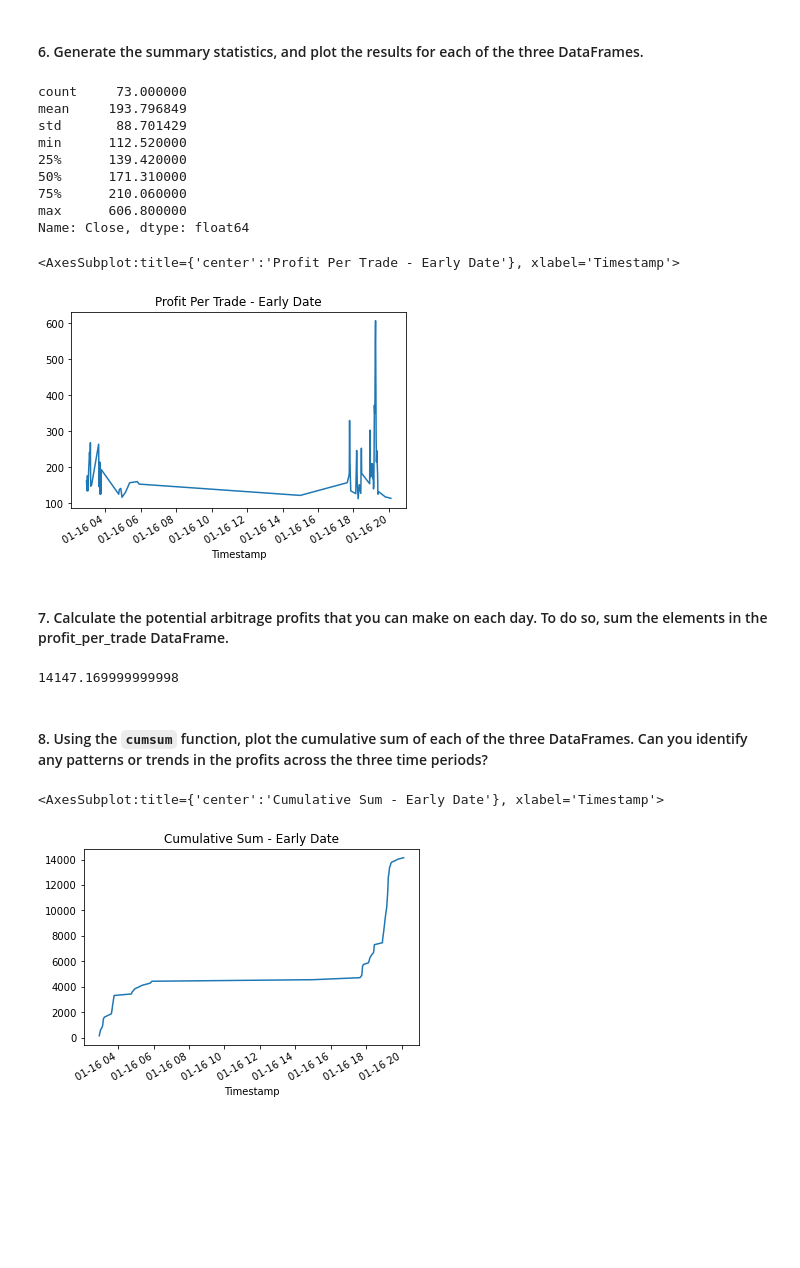
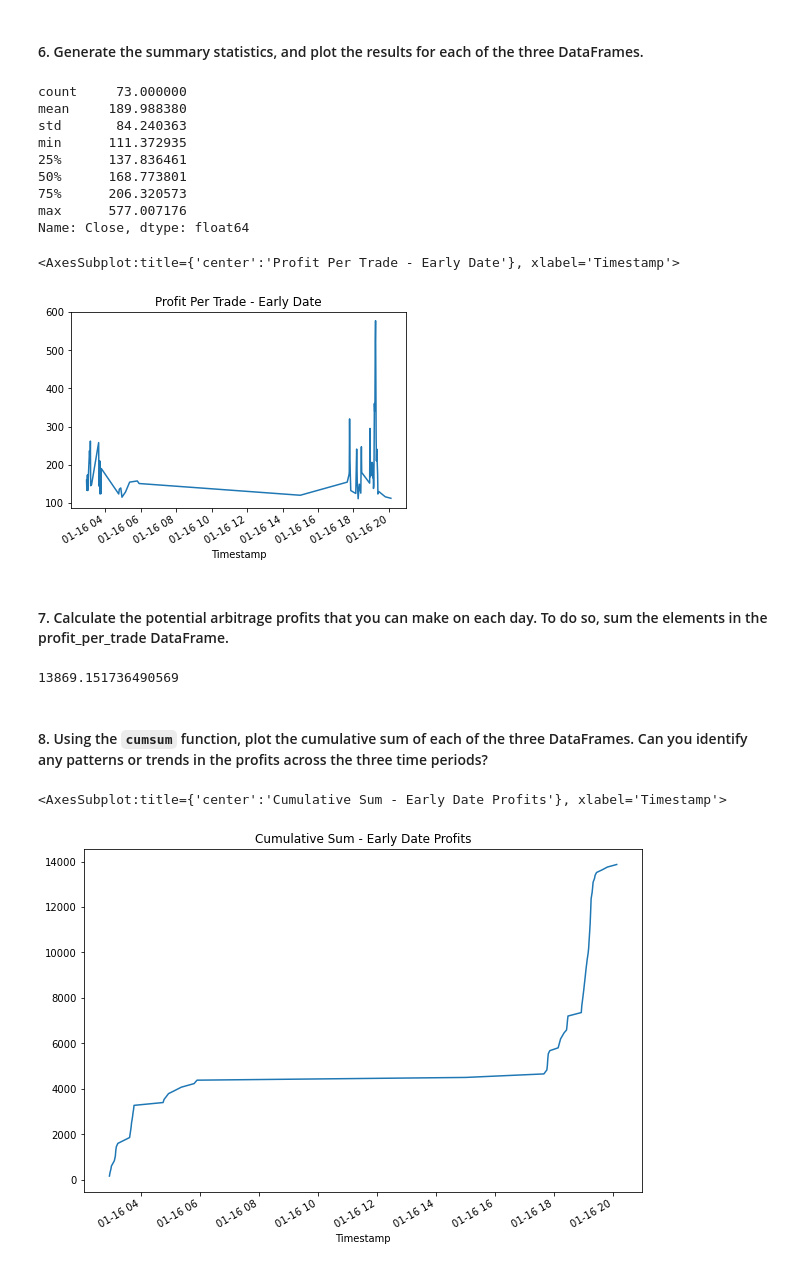
Before and after one commit to jjestrella/btc_altcoin_-arbitrage, a Jupyter notebook: crypto_arbitrage.ipynb, the cells around one changed output. Drawn from its saved outputs; the diff is of its cells as text; code cells hidden in the pictures; blank space fills up the shorter version.

```diff
--- a/crypto_arbitrage.ipynb
+++ b/crypto_arbitrage.ipynb
@@ -573,8 +573,10 @@ Calculate the potential profits for each date that you selected in the previous
 # %%
 # For the date early in the dataset, measure the arbitrage spread between the two exchanges
 # by subtracting the lower-priced exchange from the higher-priced one
-arbitrage_spread_early = # YOUR CODE HERE
+# YOUR CODE HERE
+arbitrage_spread_early = coinbase['Close'].loc["2018-01-16"] - bitstamp['Close'].loc["2018-01-16"]
 
 # Use a conditional statement to generate the summary statistics for each arbitrage_spread DataFrame
 # YOUR CODE HERE
+arbitrage_spread_early.describe()
 # %% [output]
@@ -633,9 +635,10 @@ Name: Close, dtype: float64
 # %%
 # For the date early in the dataset, determine the number of times your trades with positive returns
 # exceed the 1% minimum threshold (.01) that you need to cover your costs
-profitable_trades_early = # YOUR CODE HERE
+profitable_trades_early = spread_return_early[spread_return_early > .01] # YOUR CODE HERE
 
 # Review the first five profitable trades
 # YOUR CODE HERE
+profitable_trades_early.head()
 # %% [output]
 Timestamp
@@ -666,12 +670,19 @@ Name: Close, dtype: float64
 # %%
 # For the date early in the dataset, calculate the potential profit per trade in dollars
 # Multiply the profitable trades by the cost of the Bitcoin that was purchased
-profit_early = # YOUR CODE HERE
+ # YOUR CODE HERE
+
+profit_early = profitable_trades_early * bitstamp["Close"].loc["2018-01-16"]
 
 # Drop any missing values from the profit DataFrame
-profit_per_trade_early = # YOUR CODE HERE
+# YOUR CODE HERE
+
+profit_per_trade_early = profit_early.dropna()
+
 
 # View the early profit DataFrame
 # YOUR CODE HERE
+
+profit_per_trade_early
 # %% [output]
 Timestamp
@@ -692,37 +703,47 @@ Name: Close, Length: 73, dtype: float64
 # %%
 # Generate the summary statistics for the early profit per trade DataFrame
 # YOUR CODE HERE
+profit_per_trade_early.describe()
 # %% [output]
 count     73.000000
-mean     193.796849
-std       88.701429
-min      112.520000
-25%      139.420000
-50%      171.310000
-75%      210.060000
-max      606.800000
+mean     189.988380
+std       84.240363
+min      111.372935
+25%      137.836461
+50%      168.773801
+75%      206.320573
+max      577.007176
 Name: Close, dtype: float64
 # %%
 # Plot the results for the early profit per trade DataFrame
 # YOUR CODE HERE
+profit_per_trade_early.plot(title="Profit Per Trade - Early Date")
 # %% [output]
 <AxesSubplot:title={'center':'Profit Per Trade - Early Date'}, xlabel='Timestamp'>
-[figure, old version]
+[figure, new version]
 # %% [markdown]
 #### 7. Calculate the potential arbitrage profits that you can make on each day. To do so, sum the elements in the profit_per_trade DataFrame.
 # %%
 # Calculate the sum of the potential profits for the early profit per trade DataFrame
 # YOUR CODE HERE
+
+early_profit_sum = profit_per_trade_early.sum()
+
+early_profit_sum
 # %% [output]
-14147.169999999998
+13869.151736490569
 # %% [markdown]
 #### 8. Using the `cumsum` function, plot the cumulative sum of each of the three DataFrames. Can you identify any patterns or trends in the profits across the three time periods?
 # %%
 # Use the cumsum function to calculate the cumulative profits over time for the early profit per trade DataFrame
-cumulative_profit_early = # YOUR CODE HERE
+# YOUR CODE HERE
+
+cumulative_profit_early = profit_per_trade_early.cumsum()
 # %%
 # Plot the cumulative sum of profits for the early profit per trade DataFrame
 # YOUR CODE HERE
+
+cumulative_profit_early.plot(figsize=(10, 7), title="Cumulative Sum - Early Date Profits")
 # %% [output]
-<AxesSubplot:title={'center':'Cumulative Sum - Early Date'}, xlabel='Timestamp'>
+<AxesSubplot:title={'center':'Cumulative Sum - Early Date Profits'}, xlabel='Timestamp'>
-[figure, old version]
+[figure, new version]
```
Also changed, not shown: parts of 5 cells of this notebook.
